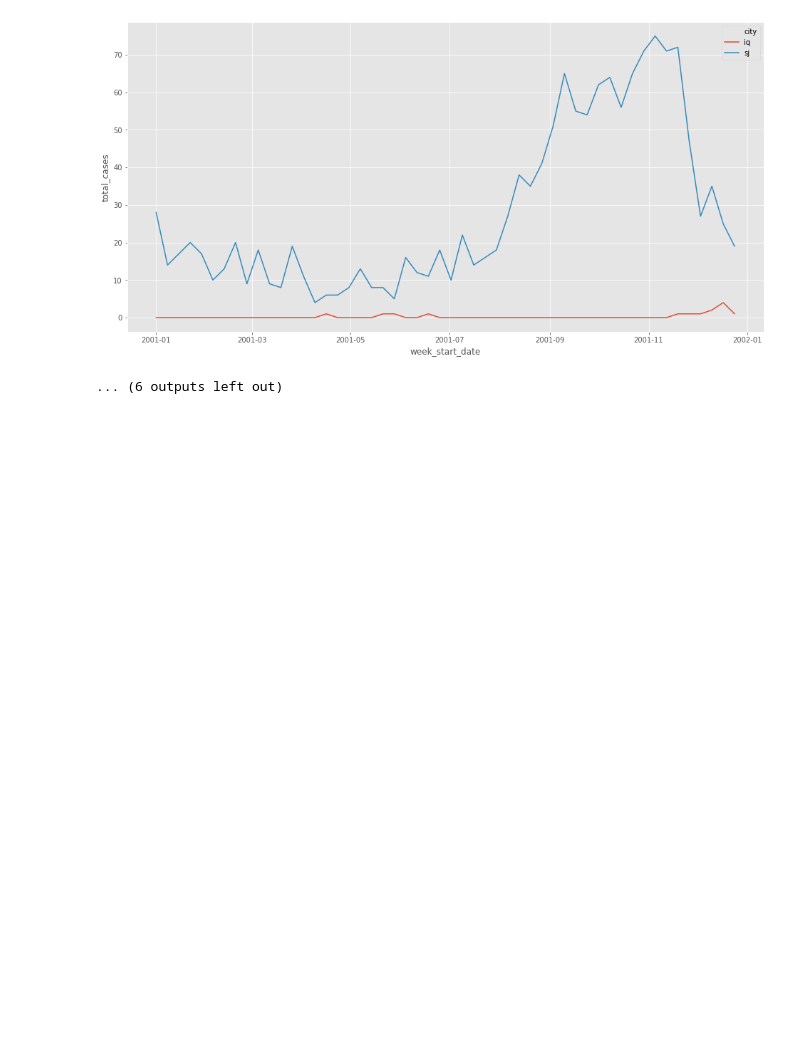
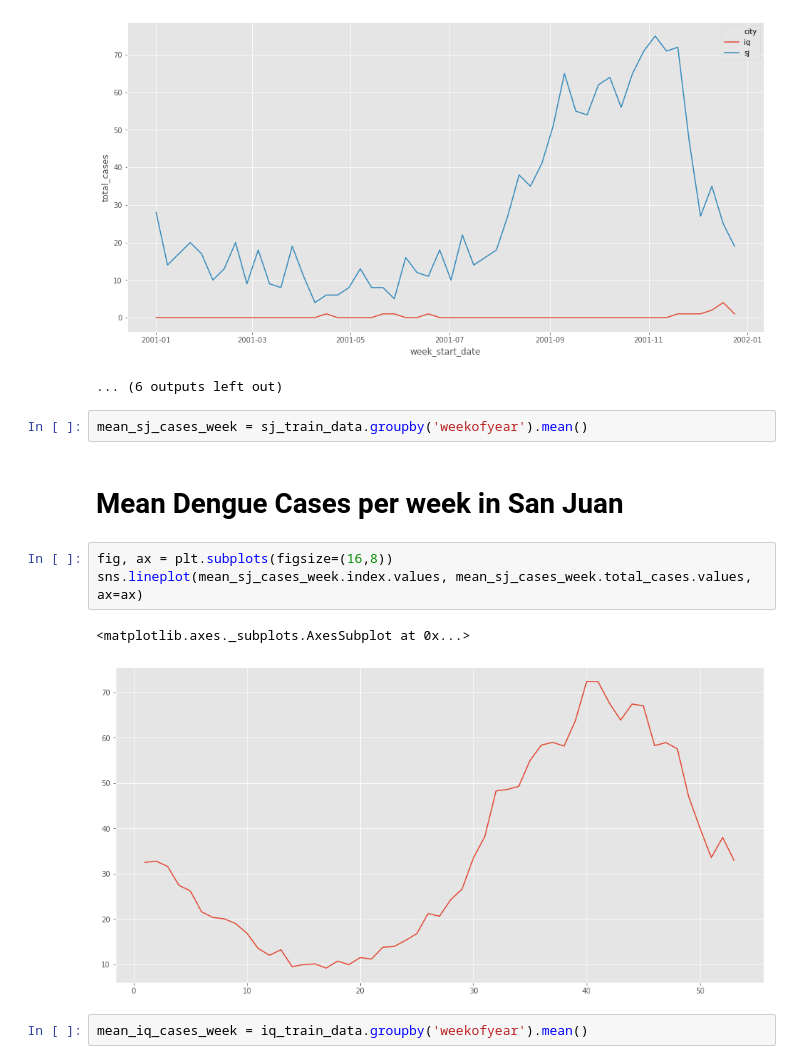
Before and after one commit to jisanos/DengAIProject, a Jupyter notebook: Final_Proyect_Script.ipynb, the cells around one changed output. Saved outputs shown, nothing was run; the diff lists cells and outputs as text; blank space fills up the shorter version.

```diff
--- a/Final_Proyect_Script.ipynb
+++ b/Final_Proyect_Script.ipynb
@@ -432,3 +438,15 @@ for i in range(1990,2008):
 [figure]
 [figure]
 ... (6 outputs left out)
+# %%
+mean_sj_cases_week = sj_train_data.groupby('weekofyear').mean()
+# %% [markdown]
+# Mean Dengue Cases per week in San Juan
+# %%
+fig, ax = plt.subplots(figsize=(16,8))
+sns.lineplot(mean_sj_cases_week.index.values, mean_sj_cases_week.total_cases.values, ax=ax)
+# %% [output]
+<matplotlib.axes._subplots.AxesSubplot at 0x...>
+[figure, added]
+# %%
+mean_iq_cases_week = iq_train_data.groupby('weekofyear').mean()
```
Also changed, not shown: parts of 33 cells of this notebook.
